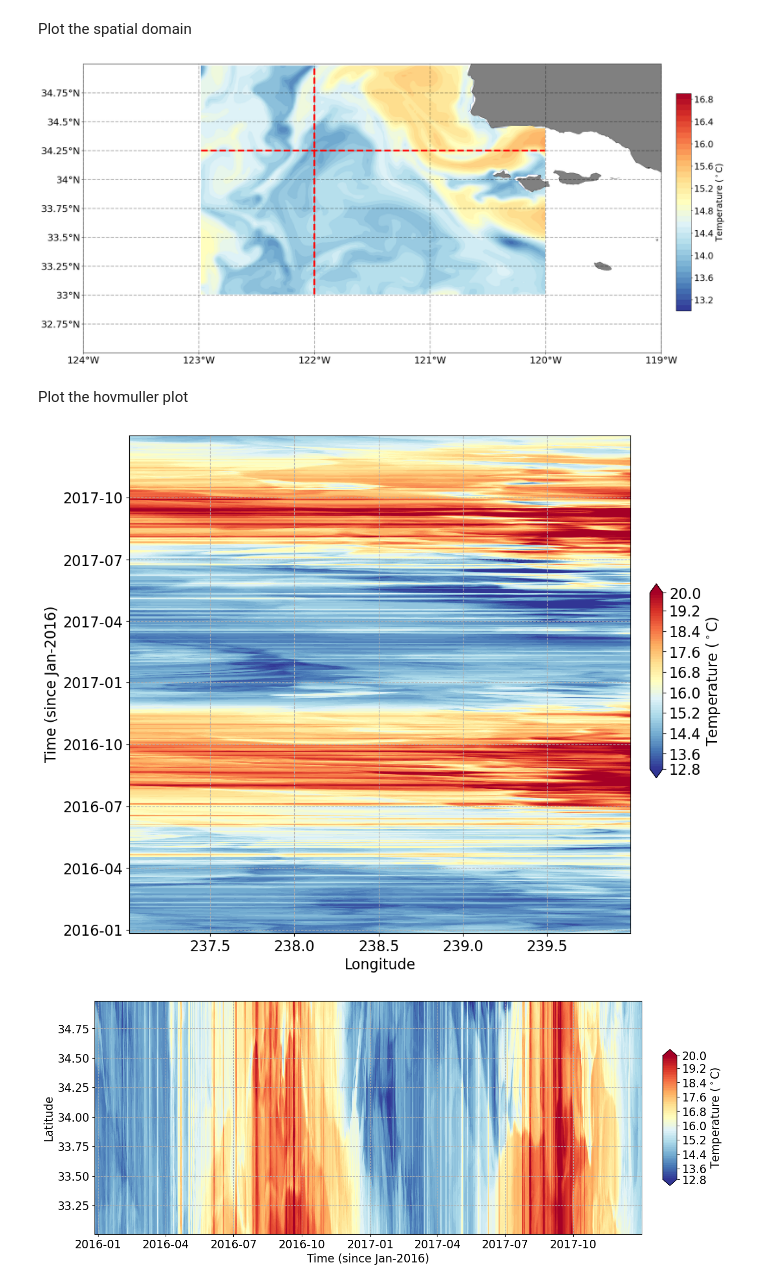
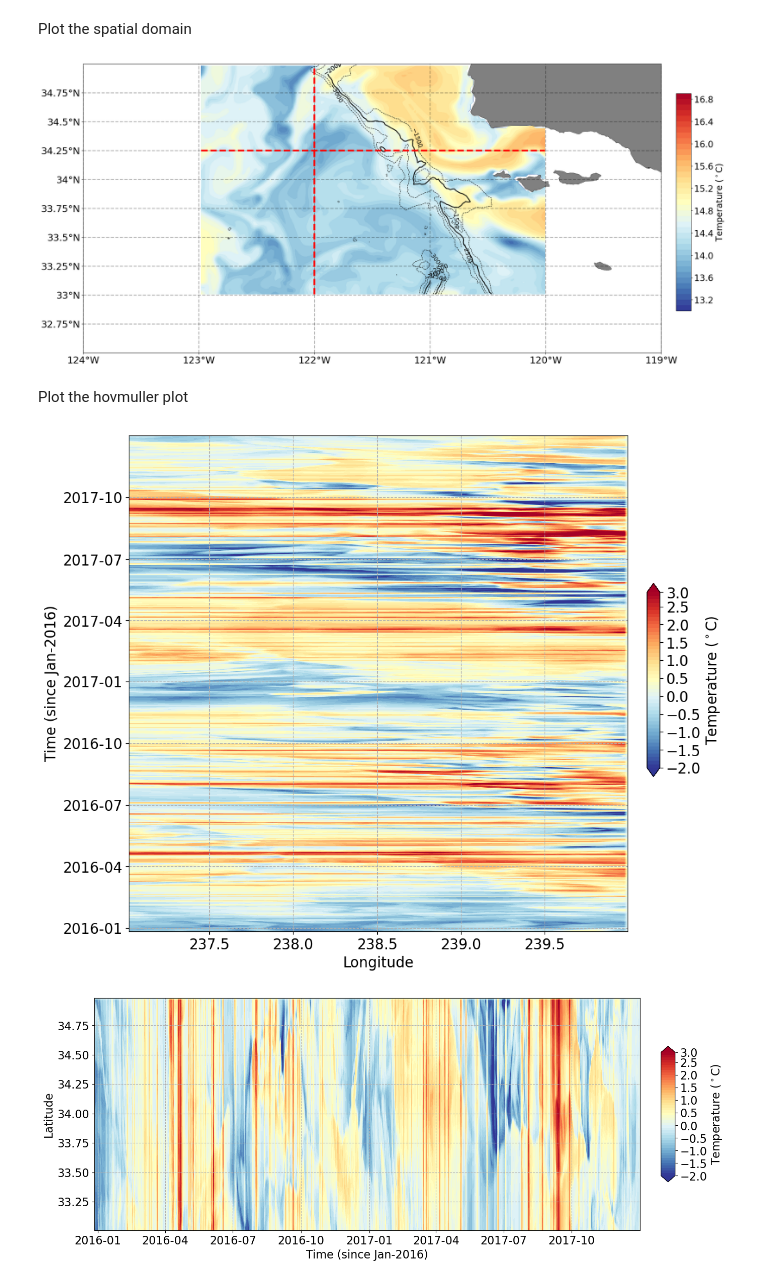
Before and after one commit to lcolosi/AirSeaCoupling, a Jupyter notebook: src/mitgcm/mitgcm_spatial_scale_analysis.ipynb, the cells around one changed output. Cells and saved outputs as stored; diff of their text form; code cells hidden in the pictures.

```diff
--- a/src/mitgcm/mitgcm_spatial_scale_analysis.ipynb
+++ b/src/mitgcm/mitgcm_spatial_scale_analysis.ipynb
@@ -77,0 +85,29 @@ time_dt = np.array([datetime(d.year, d.month, d.day, d.hour, d.minute, d.second)
+# %%
+# Set parameters
+ntime,nlat,nlon = np.shape(data)
+w1, w2 = [(2*np.pi)/31557600, (1/2)*(2*np.pi)/31557600]      # Radian Frequency for annual and semi-annual cycles. Units: rad/hr
+
+# Convert to seconds since start time
+t0 = time_dt[0]
+time_elapsed = np.array([(t - t0).total_seconds() for t in time_dt])
+
+# Initialize array
+data_r = np.zeros((ntime,nlat,nlon))
+
+# Loop through longitude
+for ilon in range(0,nlon-1):
+
+    # Set progress bar
+    progress = (ilon + 1) / (nlon-1)
+    sys.stdout.write(f"\rProgress: {progress:.1%}")
+    sys.stdout.flush()
+
+    # Loop through latitude
+    for ilat in range(0,nlat-1):
+
+        # Initialize the ith time series
+        data_ts = data[:,ilat,ilon]
+
+        # Remove time mean and annual and semi-annual cycles
+        hfit, x_data, x_data_sigma, _ = unweighted_lsf(data_ts, time_elapsed, parameters = 2, freqs = np.array([w1,w2]), sigma = None)
+        data_r[:,ilat,ilon] = data_ts - hfit
@@ -83,5 +121,5 @@ idx_m = np.argmin(np.abs(lon - lon_point))
 idx_z = np.argmin(np.abs(lat - lat_point))
 
 # Extract data
-data_z = data[:,idx_z,:]
-data_m = data[:,:,idx_m]
+data_z = data_r[:,idx_z,:]
+data_m = data_r[:,:,idx_m]
@@ -127,6 +190,13 @@ mesh = axes.contourf(
     shading="auto"
 )
 
+# Plot depth contour lines
+levels_bath = np.arange(-3000,-1000,500)
+contour1 = axes.contour(lon_grid, lat_grid, bathy_grid,levels=levels_bath, colors='black', linewidths=1, linestyles='dashed')
+contour2 = axes.contour(lon_grid, lat_grid, bathy_grid,levels=[-2000], colors='black', linewidths=2, linestyles='solid')
+plt.clabel(contour1, fontsize=14)
+plt.clabel(contour2, fontsize=14)
+
 # Set grid ticks
 cart.set_grid_ticks(
     axes,
@@ -165,13 +235,13 @@ axes.plot(lon, lat_point*np.ones((len(lon),)), '-', transform=ccrs.PlateCarree()
 # Show the plot
 plt.show()
 # %% [output]
-[figure, old version]
+[figure, new version]
 # %% [markdown]
 Plot the hovmuller plot
 # %%
 # Specify data specific attributes
 if option_var == 'temp':
-    levels = np.arange(13,20,0.1)
+    levels = np.arange(-2,3,0.1)
 elif option_var == 'sal':
     levels = np.arange(32.85,33.75 + 0.02,0.02)
 elif option_var == 'density':
@@ -208,42 +278,34 @@ axes.set_ylabel('Time (since Jan-2016)')
 axes.grid(True, linestyle='--')
 plt.show()
 # %% [output]
-[figure, old version]
+[figure, new version]
 # %%
-# Specify data specific attributes
-if option_var == 'temp':
-    levels = np.arange(13,20,0.1)
-elif option_var == 'sal':
-    levels = np.arange(32.85,33.75 + 0.02,0.02)
-elif option_var == 'density':
-    levels = np.arange(32.85,33.75 + 0.02,0.02)
-
 # Create figure
 fig, axes = plt.subplots(1,1, figsize=(14, 6))
 
 # Plot zonal temperature
 ctf = axes.contourf(time_dt,lat,data_m.T,cmap='RdYlBu_r',levels=levels,extend='both')
 
 # Create colorbar
 cax = plt.axes([0.93, 0.27, 0.02, 0.45])
 cart.set_cbar(
     ctf,
     cax,
     fig,
     orientation="vertical",
     extend="both",
     cbar_label=label,
     nbins=10,
     fontsize=fontsize,
     cbar_ticks=[],
     task="regular",
 )
 
 # Set the figure attributes
 axes.set_xlabel('Time (since Jan-2016)')
 axes.set_ylabel('Latitude')
 # axes.set_xlim([time_dt[0], time_dt[1000]])
 axes.grid(True, linestyle='--')
 plt.show()
 # %% [output]
-[figure, old version]
+[figure, new version]
```
Also changed, not shown: parts of 15 cells of this notebook, 35 other files.
